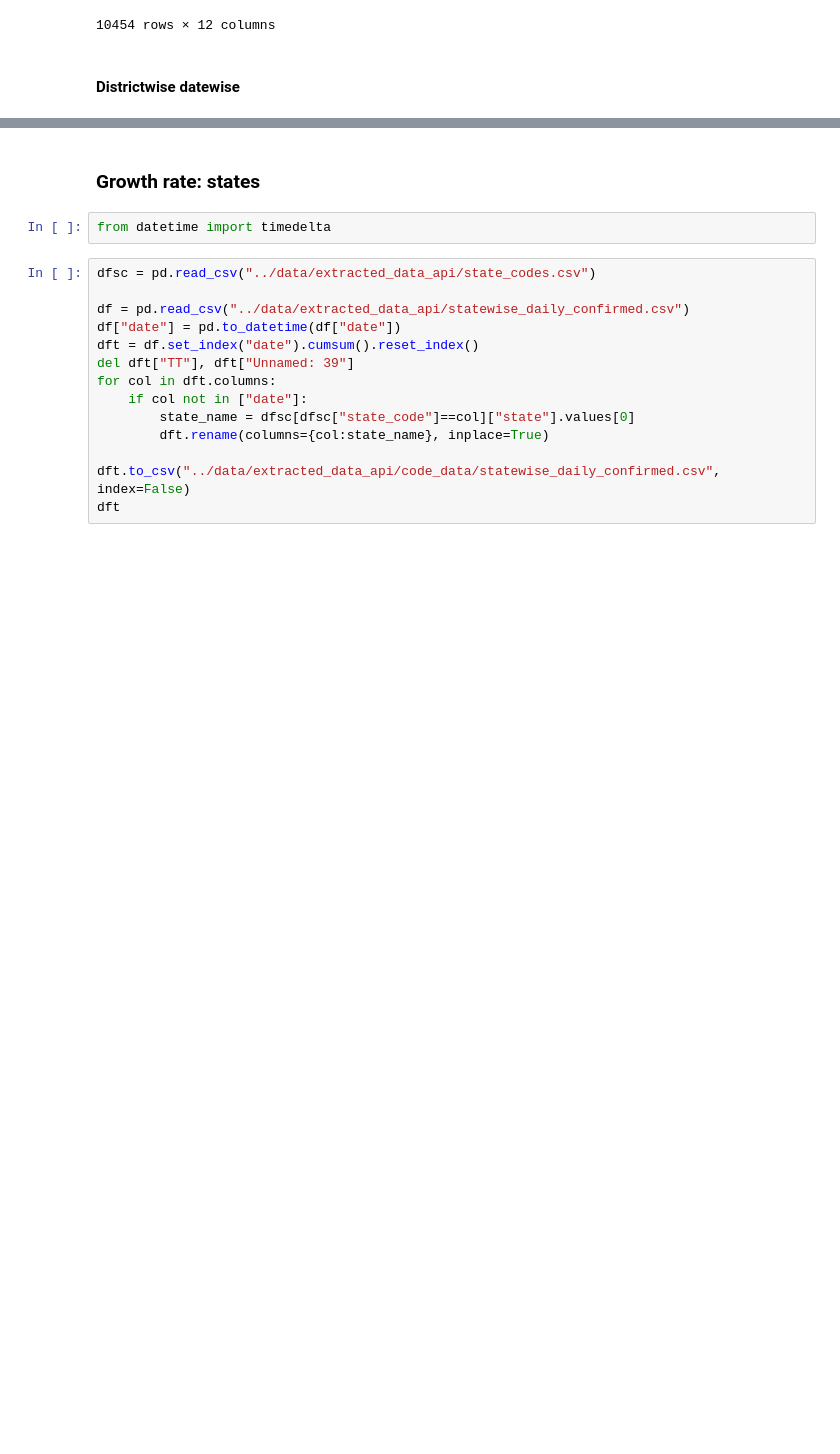
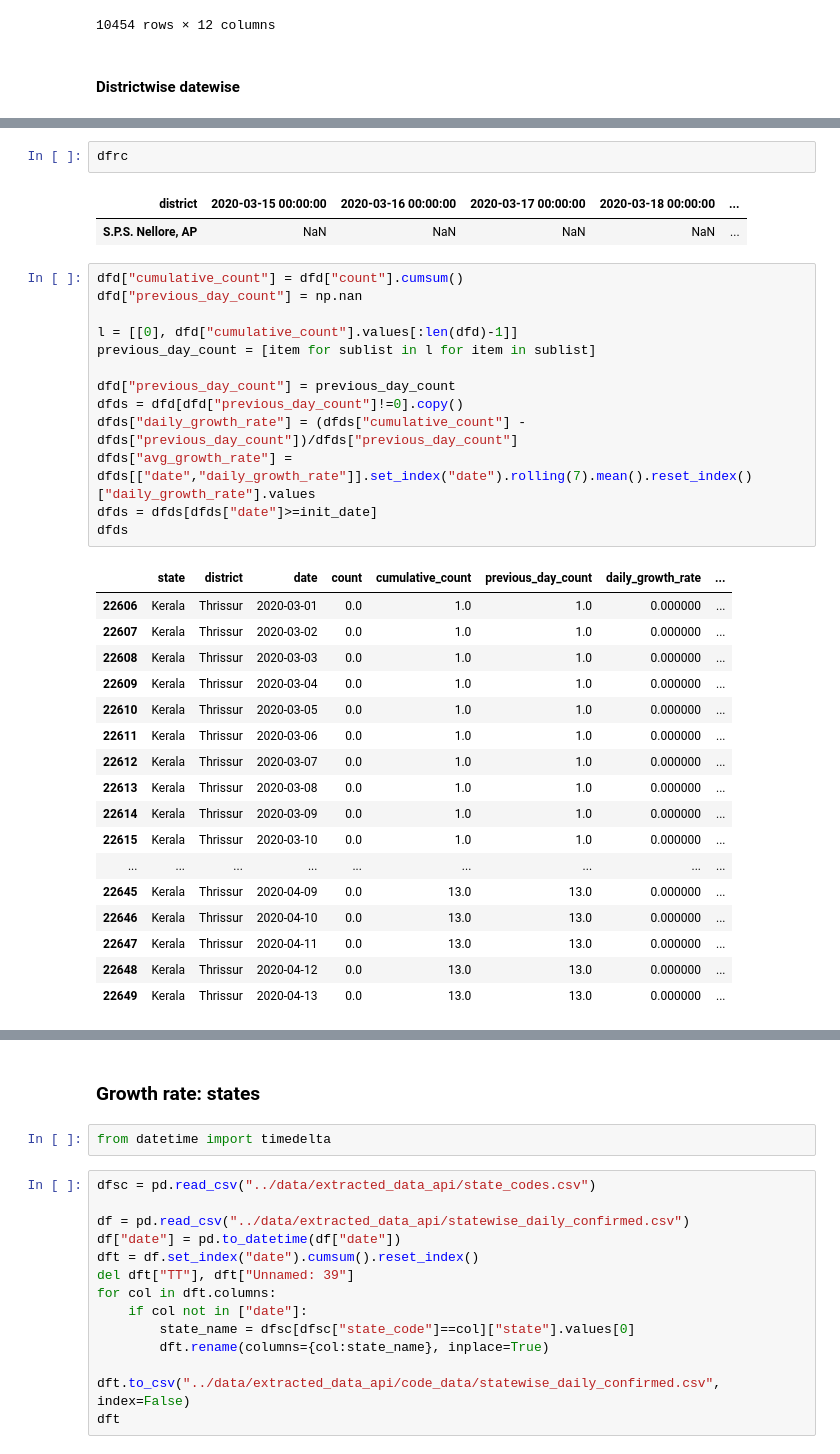
Before and after one commit to deepak-karkala/articles, a Jupyter notebook: covid19/notebooks/pandemic_analysis_api.ipynb, the cells around one changed output, grey strips where cells are left out. Cells and saved outputs as stored; diff of their text form; blank space fills up the shorter version.

```diff
--- a/covid19/notebooks/pandemic_analysis_api.ipynb
+++ b/covid19/notebooks/pandemic_analysis_api.ipynb
@@ -528,0 +739,36 @@ df
+# %%
+dfrc
+# %% [output]
+| district | 2020-03-15 00:00:00 | 2020-03-16 00:00:00 | 2020-03-17 00:00:00 | 2020-03-18 00:00:00 | ... |
+| S.P.S. Nellore, AP | NaN | NaN | NaN | NaN | ... |
+# %%
+dfd["cumulative_count"] = dfd["count"].cumsum()
+dfd["previous_day_count"] = np.nan
+
+l = [[0], dfd["cumulative_count"].values[:len(dfd)-1]]
+previous_day_count = [item for sublist in l for item in sublist]
+
+dfd["previous_day_count"] = previous_day_count
+dfds = dfd[dfd["previous_day_count"]!=0].copy()
+dfds["daily_growth_rate"] = (dfds["cumulative_count"] - dfds["previous_day_count"])/dfds["previous_day_count"]
+dfds["avg_growth_rate"] = dfds[["date","daily_growth_rate"]].set_index("date").rolling(7).mean().reset_index()["daily_growth_rate"].values
+dfds = dfds[dfds["date"]>=init_date]
+dfds
+# %% [output]
+|  | state | district | date | count | cumulative_count | previous_day_count | daily_growth_rate | ... |
+| 22606 | Kerala | Thrissur | 2020-03-01 | 0.0 | 1.0 | 1.0 | 0.000000 | ... |
+| 22607 | Kerala | Thrissur | 2020-03-02 | 0.0 | 1.0 | 1.0 | 0.000000 | ... |
+| 22608 | Kerala | Thrissur | 2020-03-03 | 0.0 | 1.0 | 1.0 | 0.000000 | ... |
+| 22609 | Kerala | Thrissur | 2020-03-04 | 0.0 | 1.0 | 1.0 | 0.000000 | ... |
+| 22610 | Kerala | Thrissur | 2020-03-05 | 0.0 | 1.0 | 1.0 | 0.000000 | ... |
+| 22611 | Kerala | Thrissur | 2020-03-06 | 0.0 | 1.0 | 1.0 | 0.000000 | ... |
+| 22612 | Kerala | Thrissur | 2020-03-07 | 0.0 | 1.0 | 1.0 | 0.000000 | ... |
+| 22613 | Kerala | Thrissur | 2020-03-08 | 0.0 | 1.0 | 1.0 | 0.000000 | ... |
+| 22614 | Kerala | Thrissur | 2020-03-09 | 0.0 | 1.0 | 1.0 | 0.000000 | ... |
+| 22615 | Kerala | Thrissur | 2020-03-10 | 0.0 | 1.0 | 1.0 | 0.000000 | ... |
+| ... | ... | ... | ... | ... | ... | ... | ... | ... |
+| 22645 | Kerala | Thrissur | 2020-04-09 | 0.0 | 13.0 | 13.0 | 0.000000 | ... |
+| 22646 | Kerala | Thrissur | 2020-04-10 | 0.0 | 13.0 | 13.0 | 0.000000 | ... |
+| 22647 | Kerala | Thrissur | 2020-04-11 | 0.0 | 13.0 | 13.0 | 0.000000 | ... |
+| 22648 | Kerala | Thrissur | 2020-04-12 | 0.0 | 13.0 | 13.0 | 0.000000 | ... |
+| 22649 | Kerala | Thrissur | 2020-04-13 | 0.0 | 13.0 | 13.0 | 0.000000 | ... |
```
Also changed, not shown: parts of 14 cells of this notebook, 4 other files.
